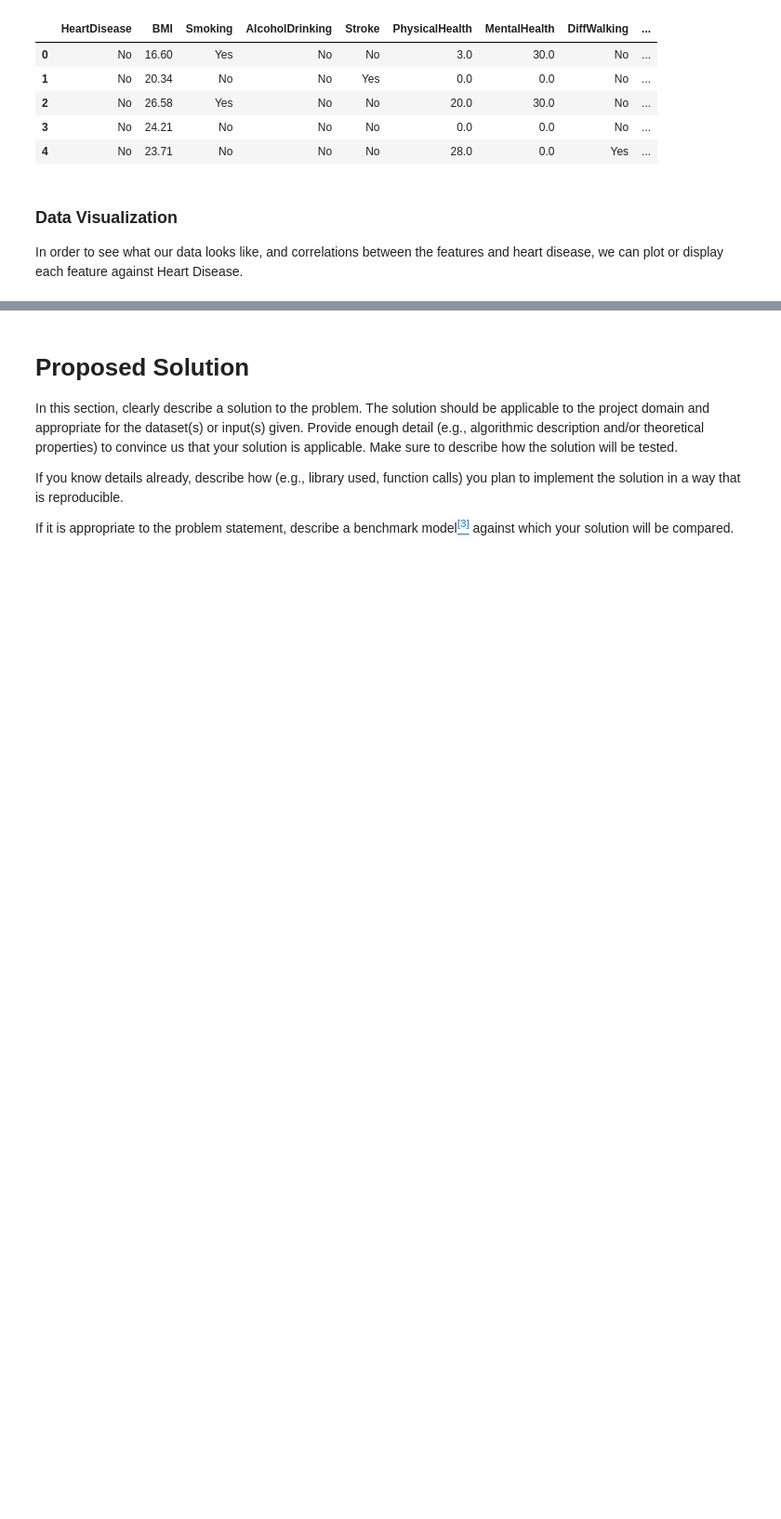
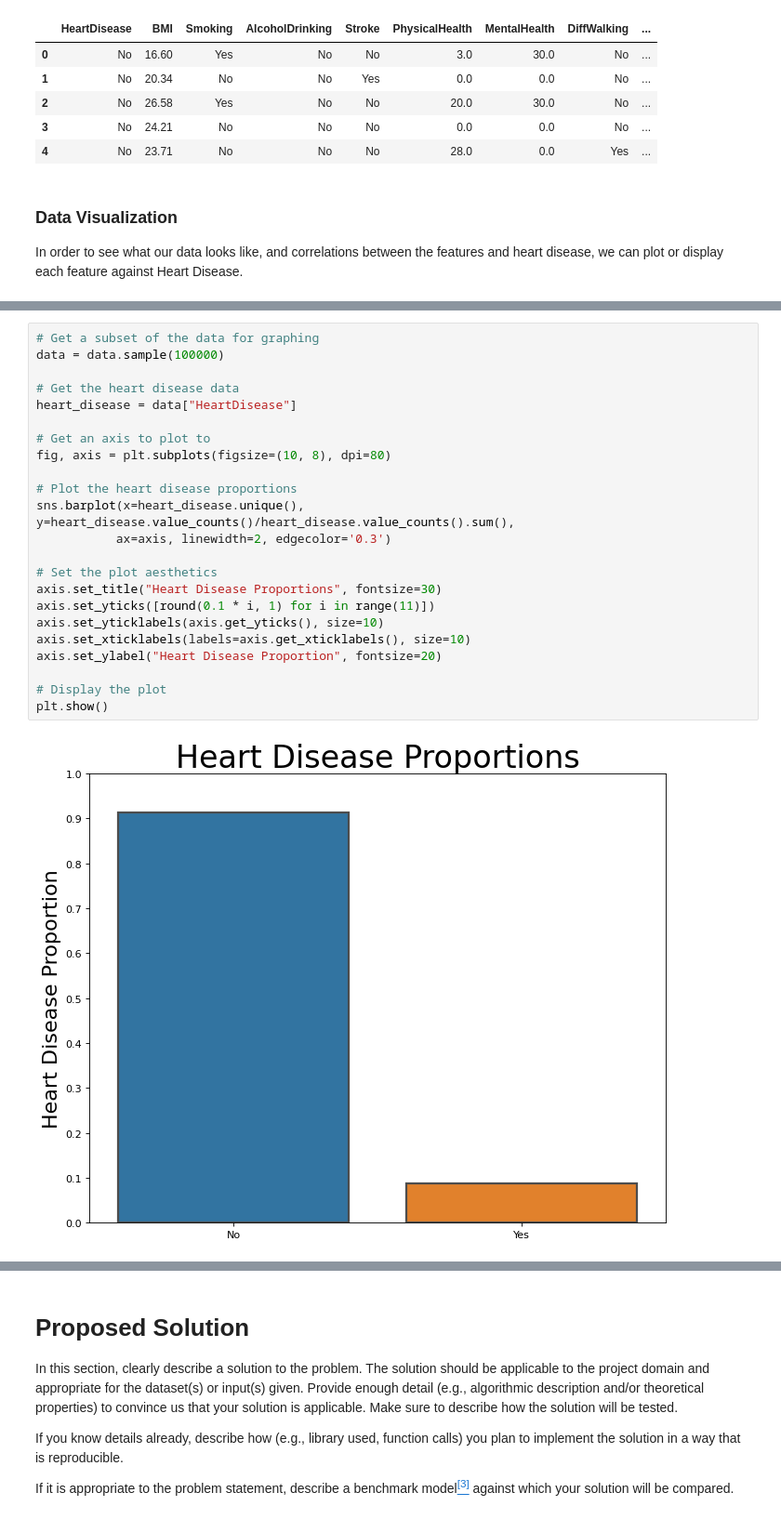
Before and after one commit to COGS118A/Group041-Sp22, a Jupyter notebook: Checkpoint_group041.ipynb, the cells around one changed output, grey strips where cells are left out. Shown at 93% size. Drawn from its saved outputs; the diff is of its cells as text; blank space fills up the shorter version.

Commit message:
Data Section Complete and Old File Removal

```diff
--- a/Checkpoint_group041.ipynb
+++ b/Checkpoint_group041.ipynb
@@ -97,0 +87,25 @@ display each feature against Heart Disease.
+# %%
+# Get a subset of the data for graphing
+data = data.sample(100000)
+
+# Get the heart disease data
+heart_disease = data["HeartDisease"]
+
+# Get an axis to plot to
+fig, axis = plt.subplots(figsize=(10, 8), dpi=80)
+
+# Plot the heart disease proportions
+sns.barplot(x=heart_disease.unique(), y=heart_disease.value_counts()/heart_disease.value_counts().sum(),
+           ax=axis, linewidth=2, edgecolor='0.3')
+
+# Set the plot aesthetics
+axis.set_title("Heart Disease Proportions", fontsize=30)
+axis.set_yticks([round(0.1 * i, 1) for i in range(11)])
+axis.set_yticklabels(axis.get_yticks(), size=10)
+axis.set_xticklabels(labels=axis.get_xticklabels(), size=10)
+axis.set_ylabel("Heart Disease Proportion", fontsize=20)
+
+# Display the plot
+plt.show()
+# %% [output]
+[figure, added]
```
Also changed, not shown: parts of 21 cells of this notebook, 3 other files.
